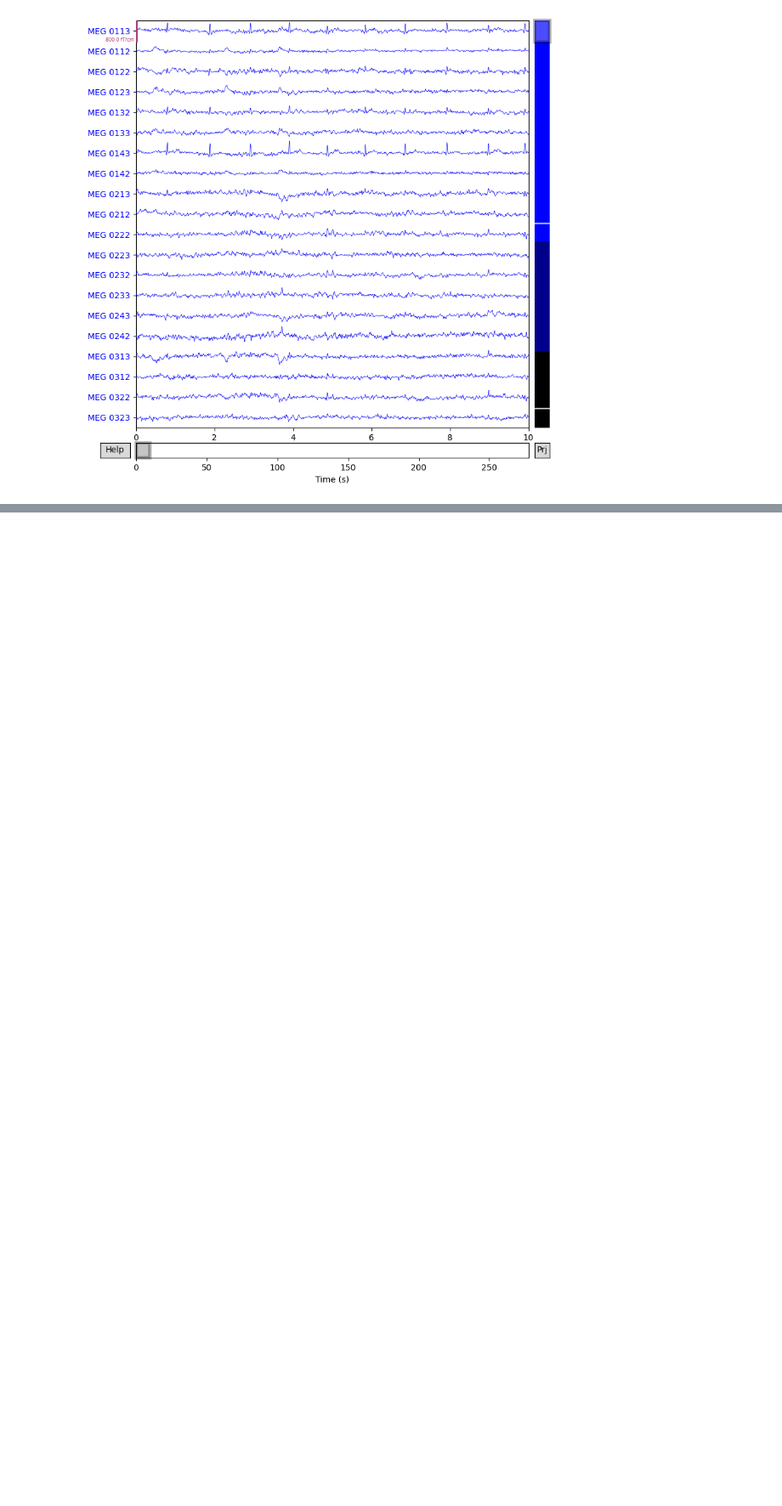
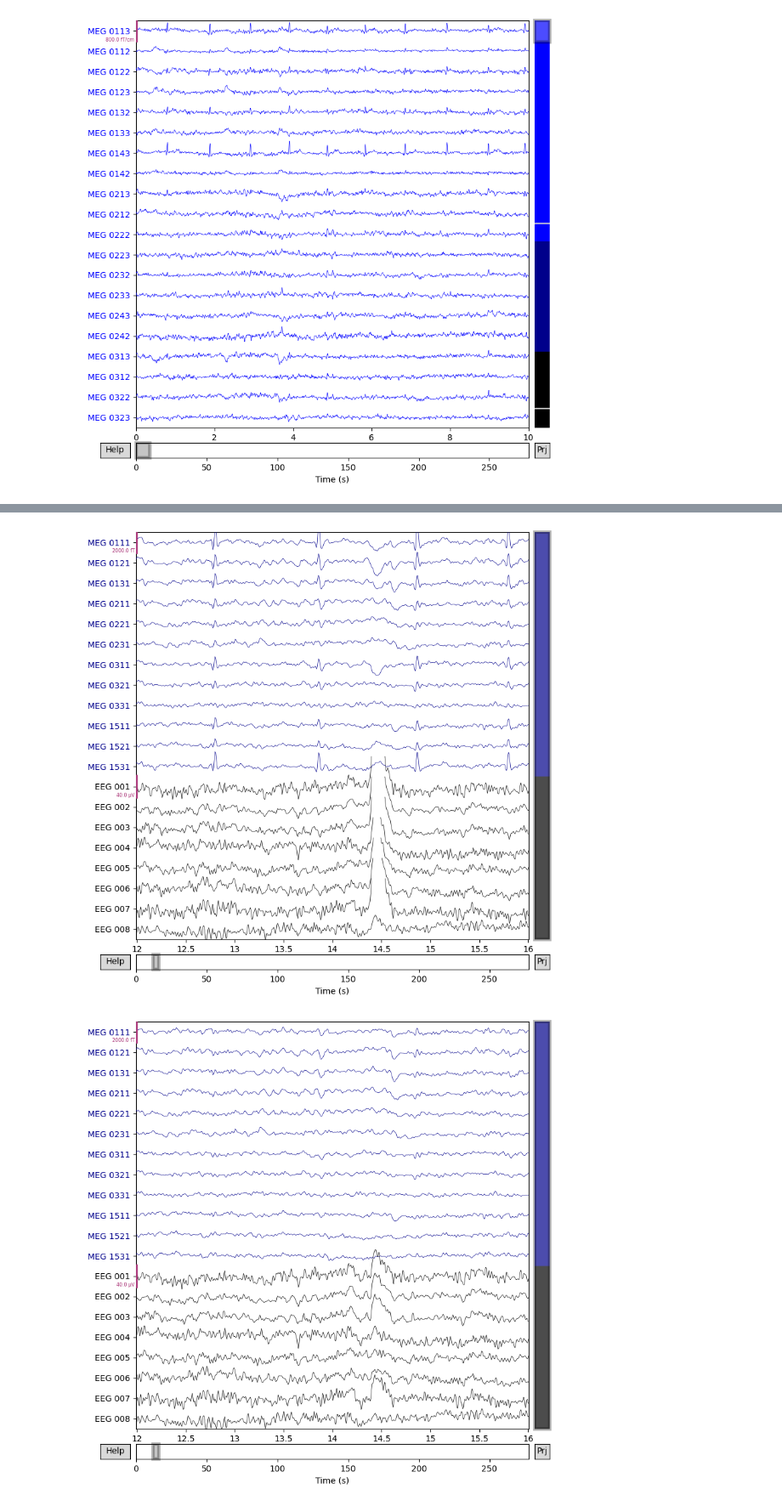
Before and after one commit to sher1ock-jp/EEG-basic, a Jupyter notebook: EEG-analysis-neuraldatascience..ipynb, the cells around one changed output, grey strips where cells are left out. Shown at 85% size. Cells and saved outputs as stored; diff of their text form; code cells hidden in the pictures; blank space fills up the shorter version.

```diff
--- a/EEG-analysis-neuraldatascience..ipynb
+++ b/EEG-analysis-neuraldatascience..ipynb
@@ -58,0 +183,34 @@ raw.plot()
+# %%
+orig_raw = raw.copy()
+raw.load_data()
+ica.apply(raw)
+
+# show some frontal channels to clearly illustrate the artifact removal
+chs = [
+    "MEG 0111",
+    "MEG 0121",
+    "MEG 0131",
+    "MEG 0211",
+    "MEG 0221",
+    "MEG 0231",
+    "MEG 0311",
+    "MEG 0321",
+    "MEG 0331",
+    "MEG 1511",
+    "MEG 1521",
+    "MEG 1531",
+    "EEG 001",
+    "EEG 002",
+    "EEG 003",
+    "EEG 004",
+    "EEG 005",
+    "EEG 006",
+    "EEG 007",
+    "EEG 008",
+]
+chan_idxs = [raw.ch_names.index(ch) for ch in chs]
+orig_raw.plot(order=chan_idxs, start=12, duration=4)
+raw.plot(order=chan_idxs, start=12, duration=4)
+# %% [output]
+[figure, added]
+[figure, added]
```
Also changed, not shown: parts of 16 cells of this notebook.
